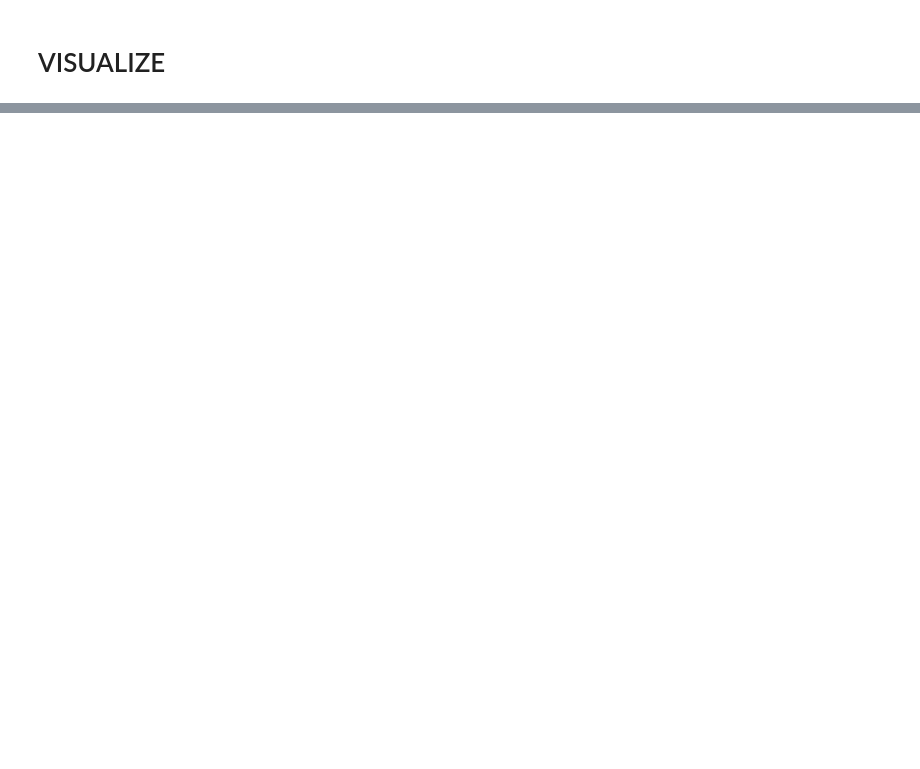
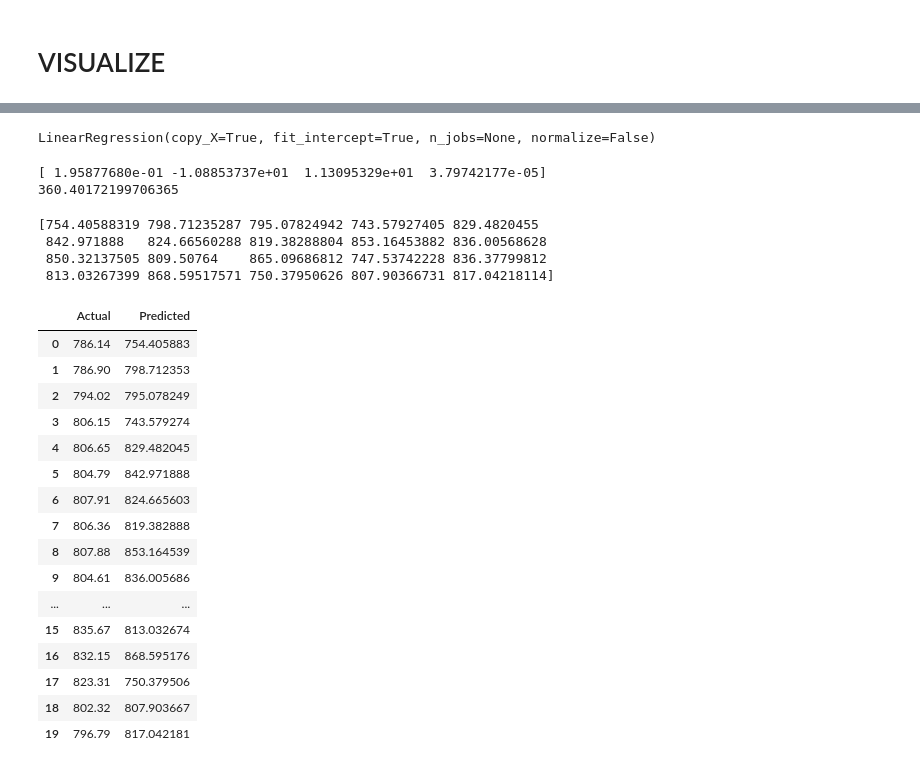
Before and after one commit to ruppatel115/GoogleStockPrice, a Jupyter notebook: MLFinal/ML_Final.ipynb, the cells around one changed output, grey strips where cells are left out. Drawn from its saved outputs; the diff is of its cells as text; code cells hidden in the pictures; blank space fills up the shorter version.

```diff
--- a/MLFinal/ML_Final.ipynb
+++ b/MLFinal/ML_Final.ipynb
@@ -240,0 +203,41 @@ plt.show()
+# %%
+regressor = LinearRegression()
+regressor.fit(x_train, y_train)
+# %% [output]
+LinearRegression(copy_X=True, fit_intercept=True, n_jobs=None, normalize=False)
+# %%
+print(regressor.coef_)
+print(regressor.intercept_)
+# %% [output]
+[ 1.95877680e-01 -1.08853737e+01  1.13095329e+01  3.79742177e-05]
+360.40172199706365
+# %%
+predicted = regressor.predict(x_test)
+print(predicted)
+# %% [output]
+[754.40588319 798.71235287 795.07824942 743.57927405 829.4820455
+ 842.971888   824.66560288 819.38288804 853.16453882 836.00568628
+ 850.32137505 809.50764    865.09686812 747.53742228 836.37799812
+ 813.03267399 868.59517571 750.37950626 807.90366731 817.04218114]
+# %%
+dframe = pd.DataFrame({'Actual':y_test.flatten(), 'Predicted':predicted.flatten()})
+# %%
+dframe.head(50)
+# %% [output]
+|  | Actual | Predicted |
+| 0 | 786.14 | 754.405883 |
+| 1 | 786.90 | 798.712353 |
+| 2 | 794.02 | 795.078249 |
+| 3 | 806.15 | 743.579274 |
+| 4 | 806.65 | 829.482045 |
+| 5 | 804.79 | 842.971888 |
+| 6 | 807.91 | 824.665603 |
+| 7 | 806.36 | 819.382888 |
+| 8 | 807.88 | 853.164539 |
+| 9 | 804.61 | 836.005686 |
+| ... | ... | ... |
+| 15 | 835.67 | 813.032674 |
+| 16 | 832.15 | 868.595176 |
+| 17 | 823.31 | 750.379506 |
+| 18 | 802.32 | 807.903667 |
+| 19 | 796.79 | 817.042181 |
```
Also changed, not shown: parts of 35 cells of this notebook.
